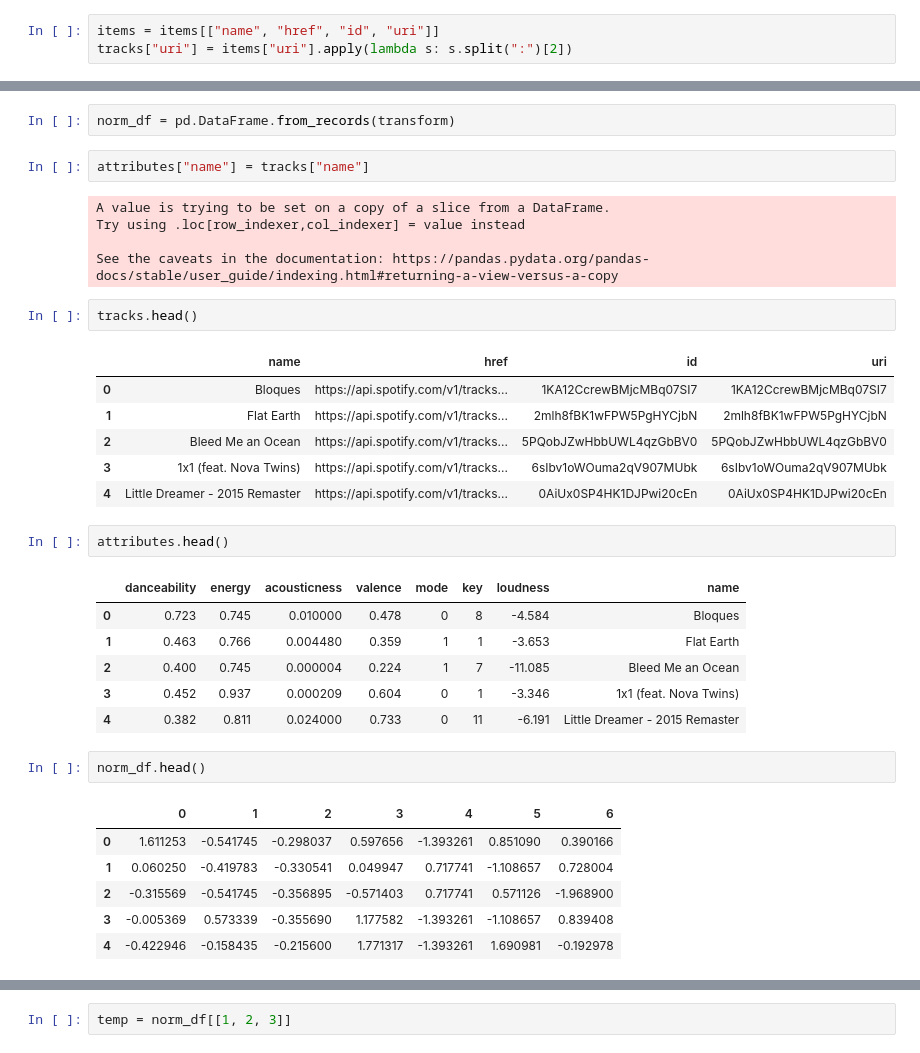
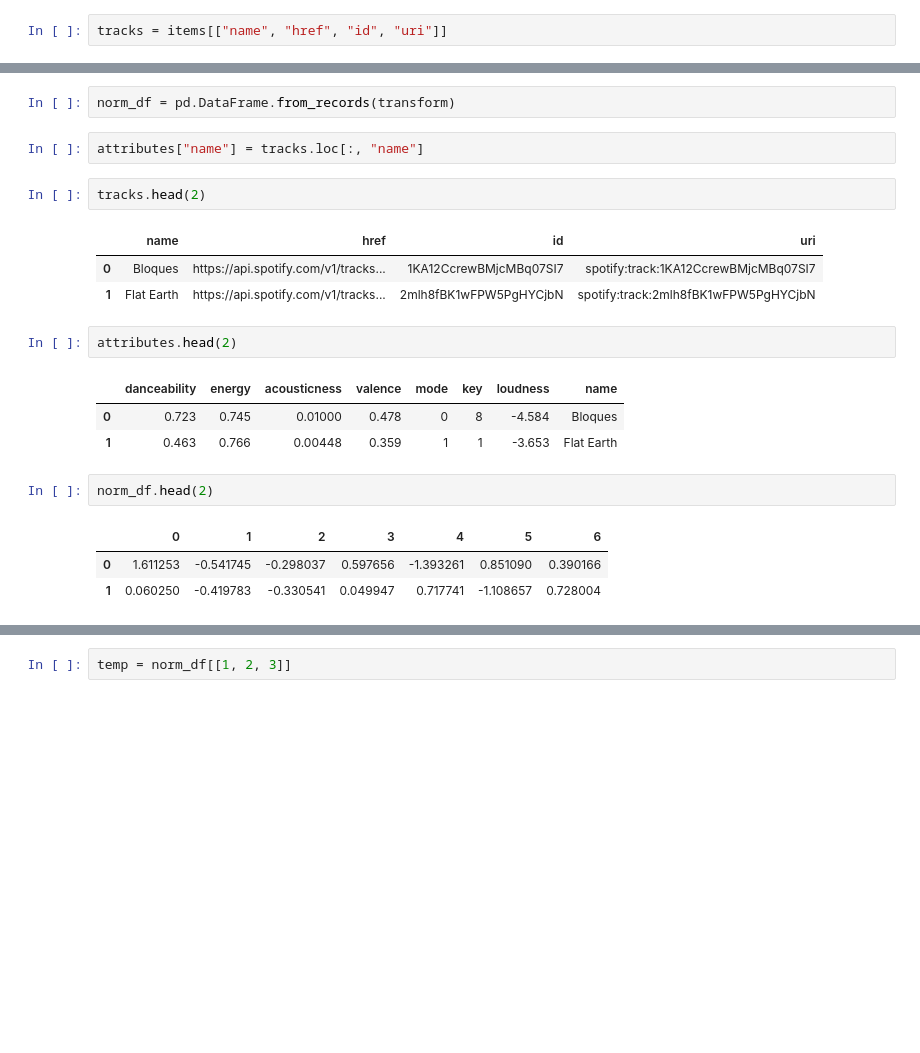
Before and after one commit to RobertJG17/ps-store, a Jupyter notebook: top_tracks_analytics.ipynb, the cells around one changed output, grey strips where cells are left out. Drawn from its saved outputs; the diff is of its cells as text; blank space fills up the shorter version.

```diff
--- a/top_tracks_analytics.ipynb
+++ b/top_tracks_analytics.ipynb
@@ -19,8 +20,7 @@ items = pd.DataFrame.from_records(pd.DataFrame.from_records(results)["items"])
 * **tracks** - Features: (name, href, id, uri)
 * **norm_df** - Features: Same as attributes, values have been normalized for Radar Graph Visualization
 # %%
-items = items[["name", "href", "id", "uri"]]
-tracks["uri"] = items["uri"].apply(lambda s: s.split(":")[2])
+tracks = items[["name", "href", "id", "uri"]]
 # %%
 attributes = analysis[["danceability", "energy", "acousticness", "valence", "mode", "key", "loudness"]]
 # %%
@@ -36,38 +36,24 @@ transform = scaler.transform(attributes)
 # %%
 norm_df = pd.DataFrame.from_records(transform)
 # %%
-attributes["name"] = tracks["name"]
+attributes["name"] = tracks.loc[:, "name"]
-# %% [output]
-A value is trying to be set on a copy of a slice from a DataFrame.
-Try using .loc[row_indexer,col_indexer] = value instead
-
-See the caveats in the documentation: https://pandas.pydata.org/pandas-docs/stable/user_guide/indexing.html#returning-a-view-versus-a-copy
 # %%
-tracks.head()
+tracks.head(2)
 # %% [output]
 |  | name | href | id | uri |
-| 0 | Bloques | https://api.spotify.com/v1/tracks... | 1KA12CcrewBMjcMBq07SI7 | 1KA12CcrewBMjcMBq07SI7 |
-| 1 | Flat Earth | https://api.spotify.com/v1/tracks... | 2mlh8fBK1wFPW5PgHYCjbN | 2mlh8fBK1wFPW5PgHYCjbN |
-| 2 | Bleed Me an Ocean | https://api.spotify.com/v1/tracks... | 5PQobJZwHbbUWL4qzGbBV0 | 5PQobJZwHbbUWL4qzGbBV0 |
-| 3 | 1x1 (feat. Nova Twins) | https://api.spotify.com/v1/tracks... | 6sIbv1oWOuma2qV907MUbk | 6sIbv1oWOuma2qV907MUbk |
-| 4 | Little Dreamer - 2015 Remaster | https://api.spotify.com/v1/tracks... | 0AiUx0SP4HK1DJPwi20cEn | 0AiUx0SP4HK1DJPwi20cEn |
+| 0 | Bloques | https://api.spotify.com/v1/tracks... | 1KA12CcrewBMjcMBq07SI7 | spotify:track:1KA12CcrewBMjcMBq07SI7 |
+| 1 | Flat Earth | https://api.spotify.com/v1/tracks... | 2mlh8fBK1wFPW5PgHYCjbN | spotify:track:2mlh8fBK1wFPW5PgHYCjbN |
 # %%
-attributes.head()
+attributes.head(2)
 # %% [output]
 |  | danceability | energy | acousticness | valence | mode | key | loudness | name |
-| 0 | 0.723 | 0.745 | 0.010000 | 0.478 | 0 | 8 | -4.584 | Bloques |
-| 1 | 0.463 | 0.766 | 0.004480 | 0.359 | 1 | 1 | -3.653 | Flat Earth |
-| 2 | 0.400 | 0.745 | 0.000004 | 0.224 | 1 | 7 | -11.085 | Bleed Me an Ocean |
-| 3 | 0.452 | 0.937 | 0.000209 | 0.604 | 0 | 1 | -3.346 | 1x1 (feat. Nova Twins) |
-| 4 | 0.382 | 0.811 | 0.024000 | 0.733 | 0 | 11 | -6.191 | Little Dreamer - 2015 Remaster |
+| 0 | 0.723 | 0.745 | 0.01000 | 0.478 | 0 | 8 | -4.584 | Bloques |
+| 1 | 0.463 | 0.766 | 0.00448 | 0.359 | 1 | 1 | -3.653 | Flat Earth |
 # %%
-norm_df.head()
+norm_df.head(2)
 # %% [output]
 |  | 0 | 1 | 2 | 3 | 4 | 5 | 6 |
 | 0 | 1.611253 | -0.541745 | -0.298037 | 0.597656 | -1.393261 | 0.851090 | 0.390166 |
 | 1 | 0.060250 | -0.419783 | -0.330541 | 0.049947 | 0.717741 | -1.108657 | 0.728004 |
-| 2 | -0.315569 | -0.541745 | -0.356895 | -0.571403 | 0.717741 | 0.571126 | -1.968900 |
-| 3 | -0.005369 | 0.573339 | -0.355690 | 1.177582 | -1.393261 | -1.108657 | 0.839408 |
-| 4 | -0.422946 | -0.158435 | -0.215600 | 1.771317 | -1.393261 | 1.690981 | -0.192978 |
 # %%
 import plotly.graph_objects as go
```
Also changed, not shown: parts of 7 cells of this notebook.
